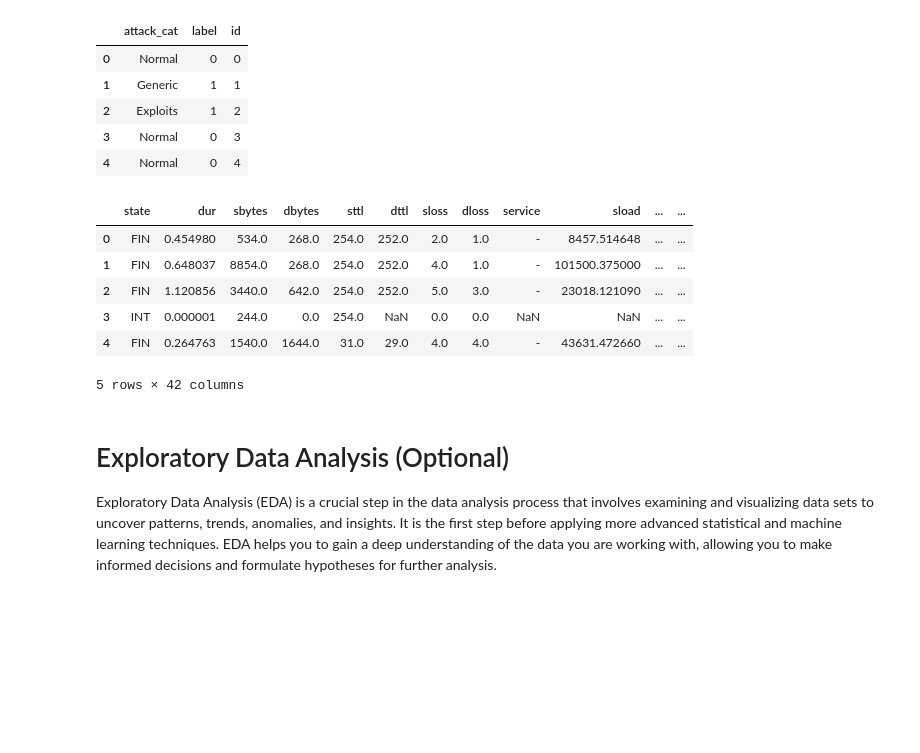
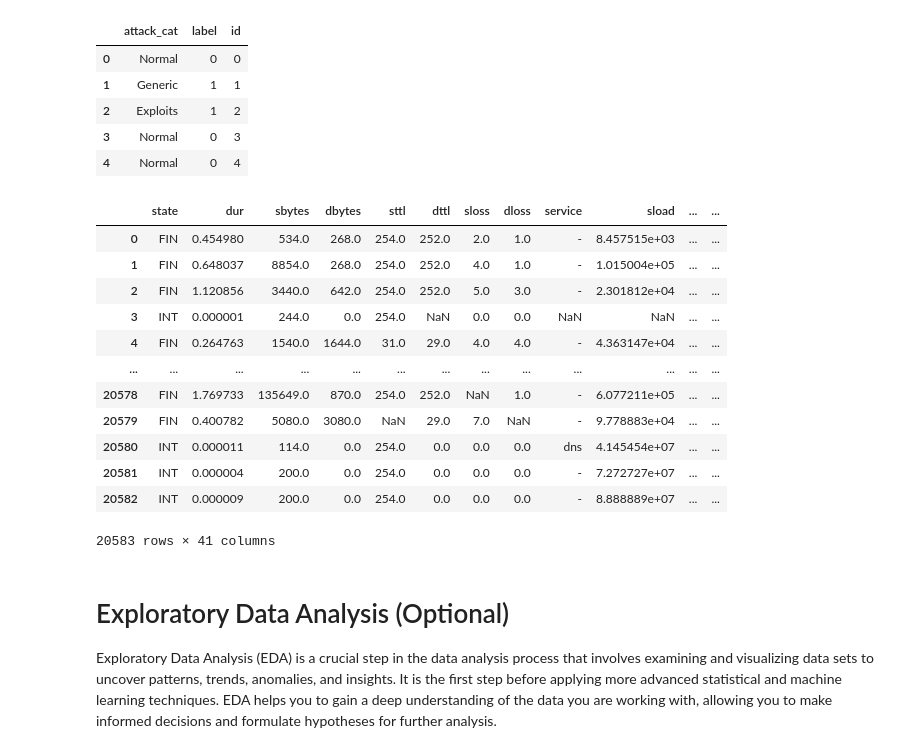
Before and after one commit to ozarabal/Tubes2_AI_Topuria, a Jupyter notebook: src/IF3170 Artificial Intelligence _ Tugas Besar 2 Notebook Template.ipynb, the cells around one changed output. Drawn from its saved outputs; the diff is of its cells as text; code cells hidden in the pictures; blank space fills up the shorter version.

```diff
--- a/src/IF3170 Artificial Intelligence _ Tugas Besar 2 Notebook Template.ipynb
+++ b/src/IF3170 Artificial Intelligence _ Tugas Besar 2 Notebook Template.ipynb
@@ -63,24 +70,31 @@ label.head()
 # %%
 basic_features_test = pd.read_csv('https://drive.google.com/uc?id=1zdgyE9J5U4AW_kh-qYzqRTC3I-ZwaUHk')
 flow_features_test = pd.read_csv('https://drive.google.com/uc?id=1RKcL1VHyvh2MACTfdQow3r6UPbRAVTFj')
 time_features_test= pd.read_csv('https://drive.google.com/uc?id=1G4tSxoT_39XFbtl2kP1yPjlO3AbFEXHS')
 content_features_test = pd.read_csv('https://drive.google.com/uc?id=1Y7avBNmhzZjgm3BDxLyQ1oHKoWaOTh7c')
 additional_test = pd.read_csv('https://drive.google.com/uc?id=1MOW_MYKxXYXgJKDn0loBxZVO2AUVrBuF')
 
 test_data = basic_features_test.merge(flow_features_test, on='id', how='left')\
                          .merge(time_features_test, on='id', how='left')\
                          .merge(content_features_test, on='id', how='left')\
                          .merge(additional_test, on='id', how='left')
 
 test_data.head()
+test_data.drop(['id'], axis=1)
 # %% [output]
 |  | state | dur | sbytes | dbytes | sttl | dttl | sloss | dloss | service | sload | ... | ... |
-| 0 | FIN | 0.454980 | 534.0 | 268.0 | 254.0 | 252.0 | 2.0 | 1.0 | - | 8457.514648 | ... | ... |
-| 1 | FIN | 0.648037 | 8854.0 | 268.0 | 254.0 | 252.0 | 4.0 | 1.0 | - | 101500.375000 | ... | ... |
-| 2 | FIN | 1.120856 | 3440.0 | 642.0 | 254.0 | 252.0 | 5.0 | 3.0 | - | 23018.121090 | ... | ... |
+| 0 | FIN | 0.454980 | 534.0 | 268.0 | 254.0 | 252.0 | 2.0 | 1.0 | - | 8.457515e+03 | ... | ... |
+| 1 | FIN | 0.648037 | 8854.0 | 268.0 | 254.0 | 252.0 | 4.0 | 1.0 | - | 1.015004e+05 | ... | ... |
+| 2 | FIN | 1.120856 | 3440.0 | 642.0 | 254.0 | 252.0 | 5.0 | 3.0 | - | 2.301812e+04 | ... | ... |
 | 3 | INT | 0.000001 | 244.0 | 0.0 | 254.0 | NaN | 0.0 | 0.0 | NaN | NaN | ... | ... |
-| 4 | FIN | 0.264763 | 1540.0 | 1644.0 | 31.0 | 29.0 | 4.0 | 4.0 | - | 43631.472660 | ... | ... |
+| 4 | FIN | 0.264763 | 1540.0 | 1644.0 | 31.0 | 29.0 | 4.0 | 4.0 | - | 4.363147e+04 | ... | ... |
+| ... | ... | ... | ... | ... | ... | ... | ... | ... | ... | ... | ... | ... |
+| 20578 | FIN | 1.769733 | 135649.0 | 870.0 | 254.0 | 252.0 | NaN | 1.0 | - | 6.077211e+05 | ... | ... |
+| 20579 | FIN | 0.400782 | 5080.0 | 3080.0 | NaN | 29.0 | 7.0 | NaN | - | 9.778883e+04 | ... | ... |
+| 20580 | INT | 0.000011 | 114.0 | 0.0 | 254.0 | 0.0 | 0.0 | 0.0 | dns | 4.145454e+07 | ... | ... |
+| 20581 | INT | 0.000004 | 200.0 | 0.0 | 254.0 | 0.0 | 0.0 | 0.0 | - | 7.272727e+07 | ... | ... |
+| 20582 | INT | 0.000009 | 200.0 | 0.0 | 254.0 | 0.0 | 0.0 | 0.0 | - | 8.888889e+07 | ... | ... |
-5 rows × 42 columns
+20583 rows × 41 columns
 # %% [markdown]
 # Exploratory Data Analysis (Optional)
 
```
Also changed, not shown: parts of 18 cells of this notebook.
